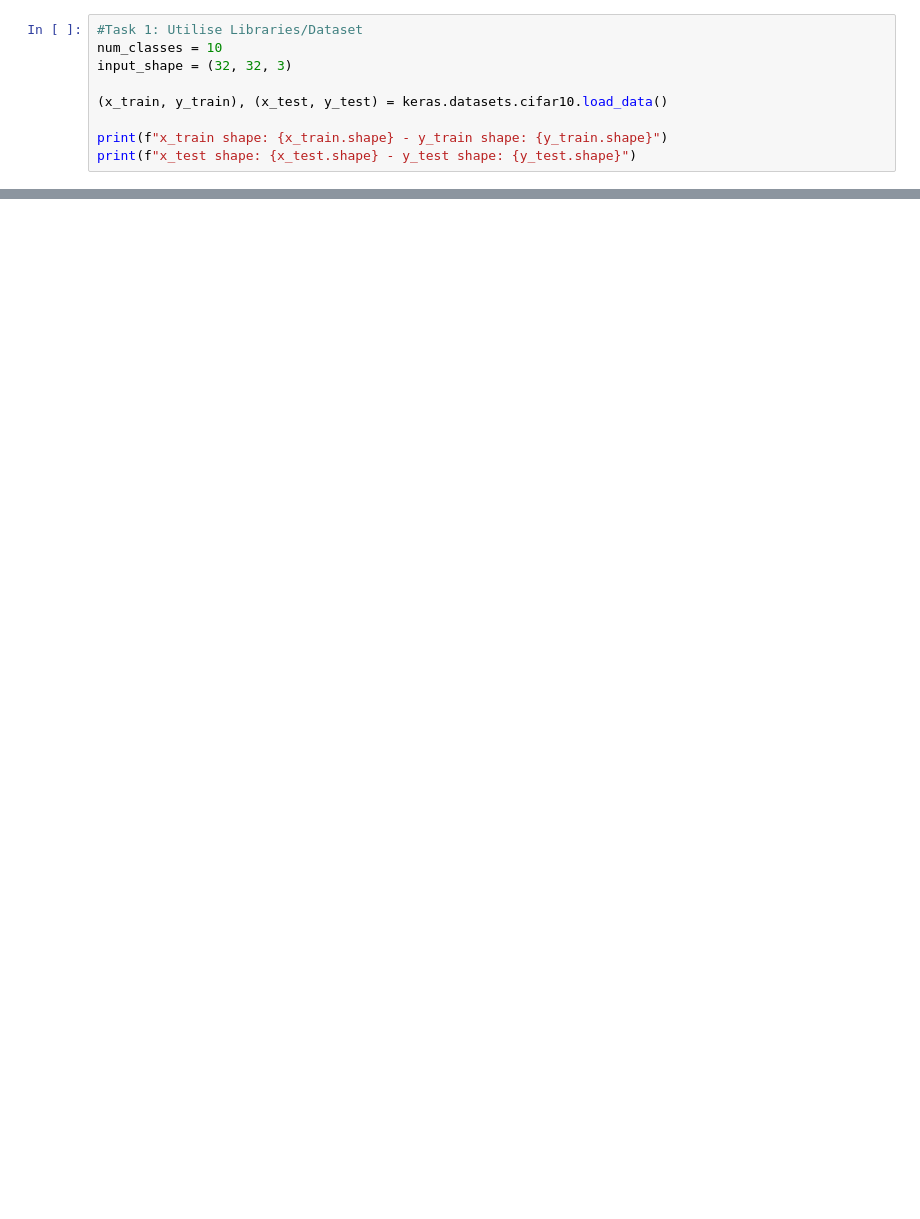
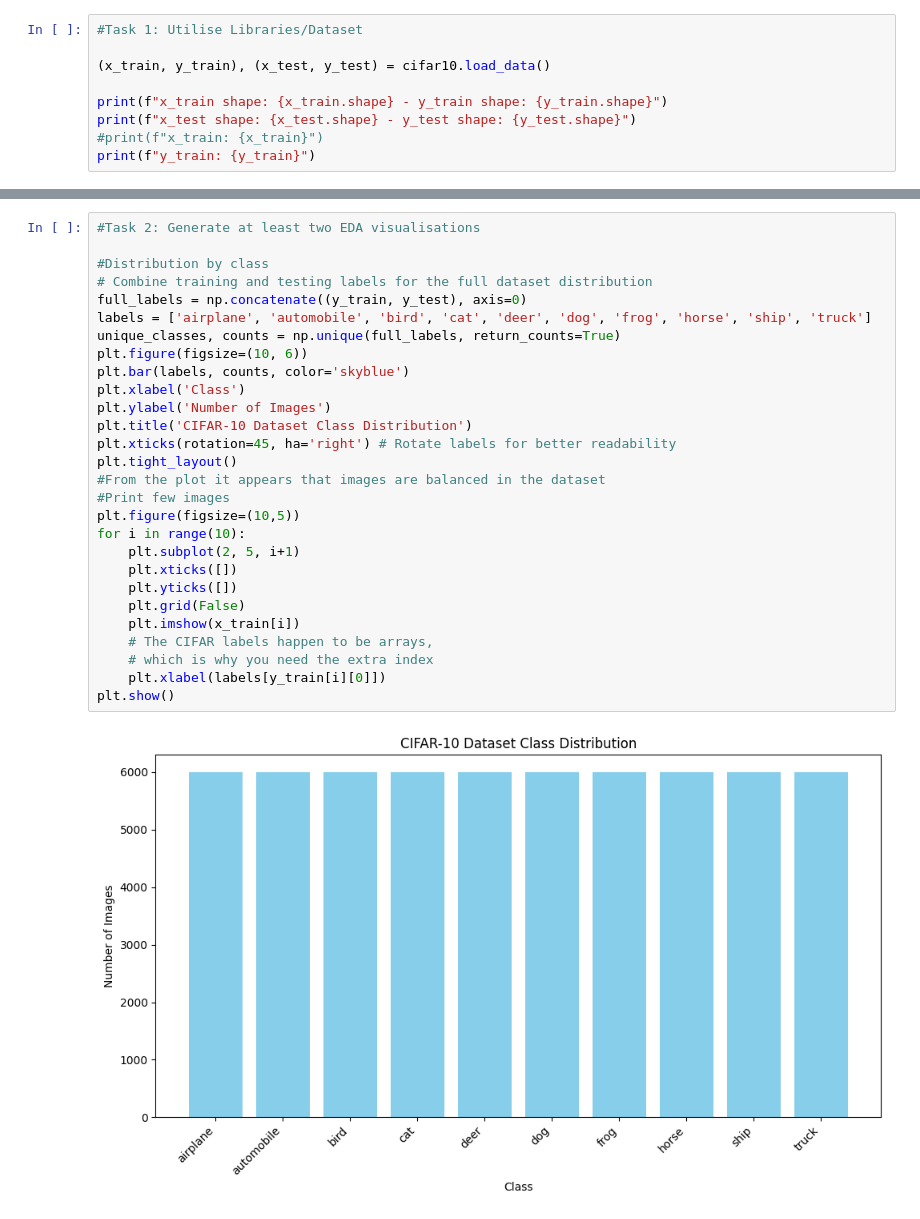
Before and after one commit to gsarada/AICourse-2026, a Jupyter notebook: mod4assmt.ipynb, the cells around one changed output, grey strips where cells are left out. Drawn from its saved outputs; the diff is of its cells as text; blank space fills up the shorter version.

```diff
--- a/mod4assmt.ipynb
+++ b/mod4assmt.ipynb
@@ -12,11 +14,11 @@ import matplotlib.pyplot as plt
 # %%
 #Task 1: Utilise Libraries/Dataset
-num_classes = 10
-input_shape = (32, 32, 3)
 
-(x_train, y_train), (x_test, y_test) = keras.datasets.cifar10.load_data()
+(x_train, y_train), (x_test, y_test) = cifar10.load_data()
 
 print(f"x_train shape: {x_train.shape} - y_train shape: {y_train.shape}")
 print(f"x_test shape: {x_test.shape} - y_test shape: {y_test.shape}")
+#print(f"x_train: {x_train}")
+print(f"y_train: {y_train}")
 # %% [output]
 Downloading data from https://www.cs.toronto.edu/~kriz/cifar-10-python.tar.gz
@@ -25,0 +35,30 @@ x_test shape: (10000, 32, 32, 3) - y_test shape: (10000, 1)
+# %%
+#Task 2: Generate at least two EDA visualisations
+
+#Distribution by class
+# Combine training and testing labels for the full dataset distribution
+full_labels = np.concatenate((y_train, y_test), axis=0)
+labels = ['airplane', 'automobile', 'bird', 'cat', 'deer', 'dog', 'frog', 'horse', 'ship', 'truck']
+unique_classes, counts = np.unique(full_labels, return_counts=True)
+plt.figure(figsize=(10, 6))
+plt.bar(labels, counts, color='skyblue')
+plt.xlabel('Class')
+plt.ylabel('Number of Images')
+plt.title('CIFAR-10 Dataset Class Distribution')
+plt.xticks(rotation=45, ha='right') # Rotate labels for better readability
+plt.tight_layout()
+#From the plot it appears that images are balanced in the dataset
+#Print few images
+plt.figure(figsize=(10,5))
+for i in range(10):
+    plt.subplot(2, 5, i+1)
+    plt.xticks([])
+    plt.yticks([])
+    plt.grid(False)
+    plt.imshow(x_train[i])
+    # The CIFAR labels happen to be arrays,
+    # which is why you need the extra index
+    plt.xlabel(labels[y_train[i][0]])
+plt.show()
+# %% [output]
+[figure, added]
```
Also changed, not shown: parts of 10 cells of this notebook.
